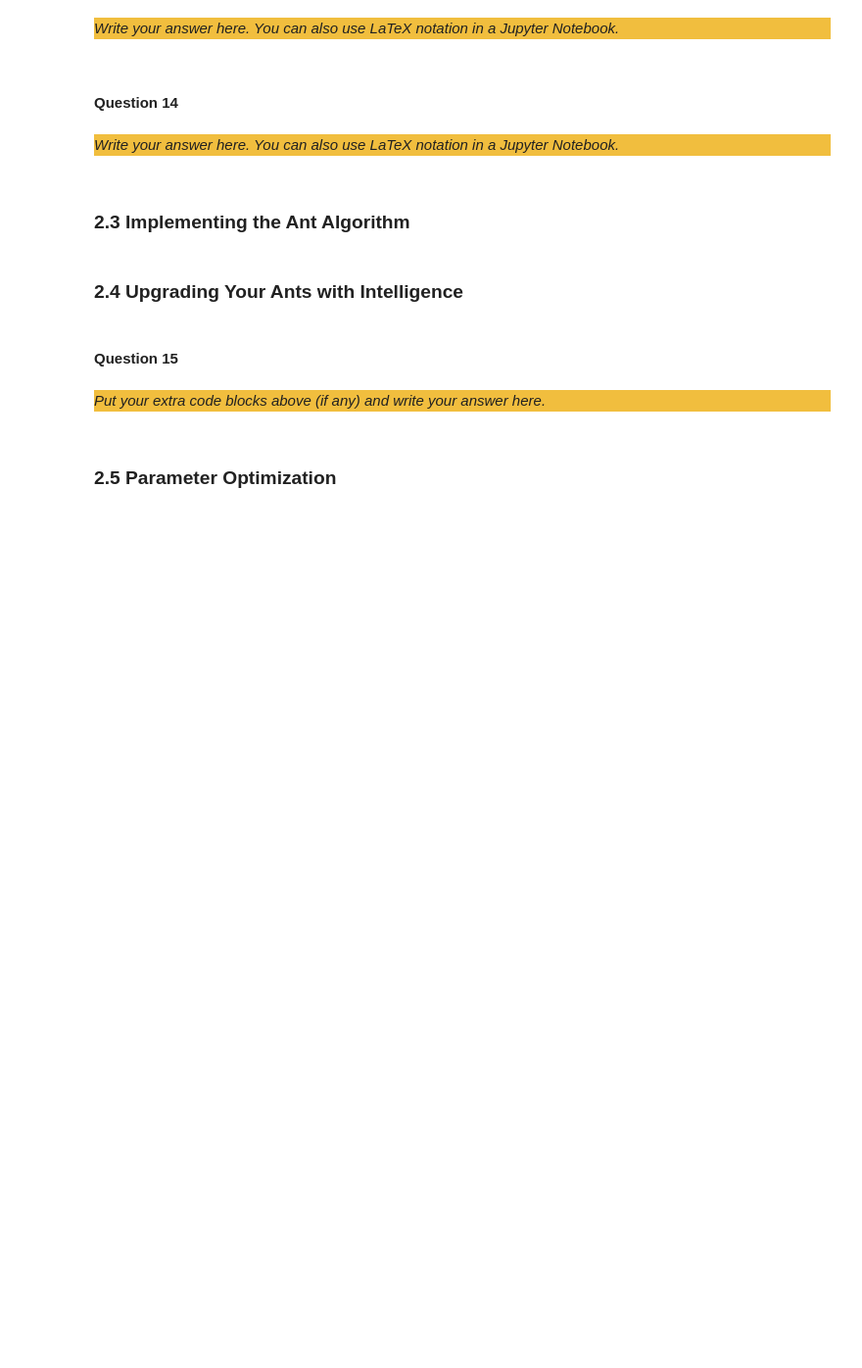
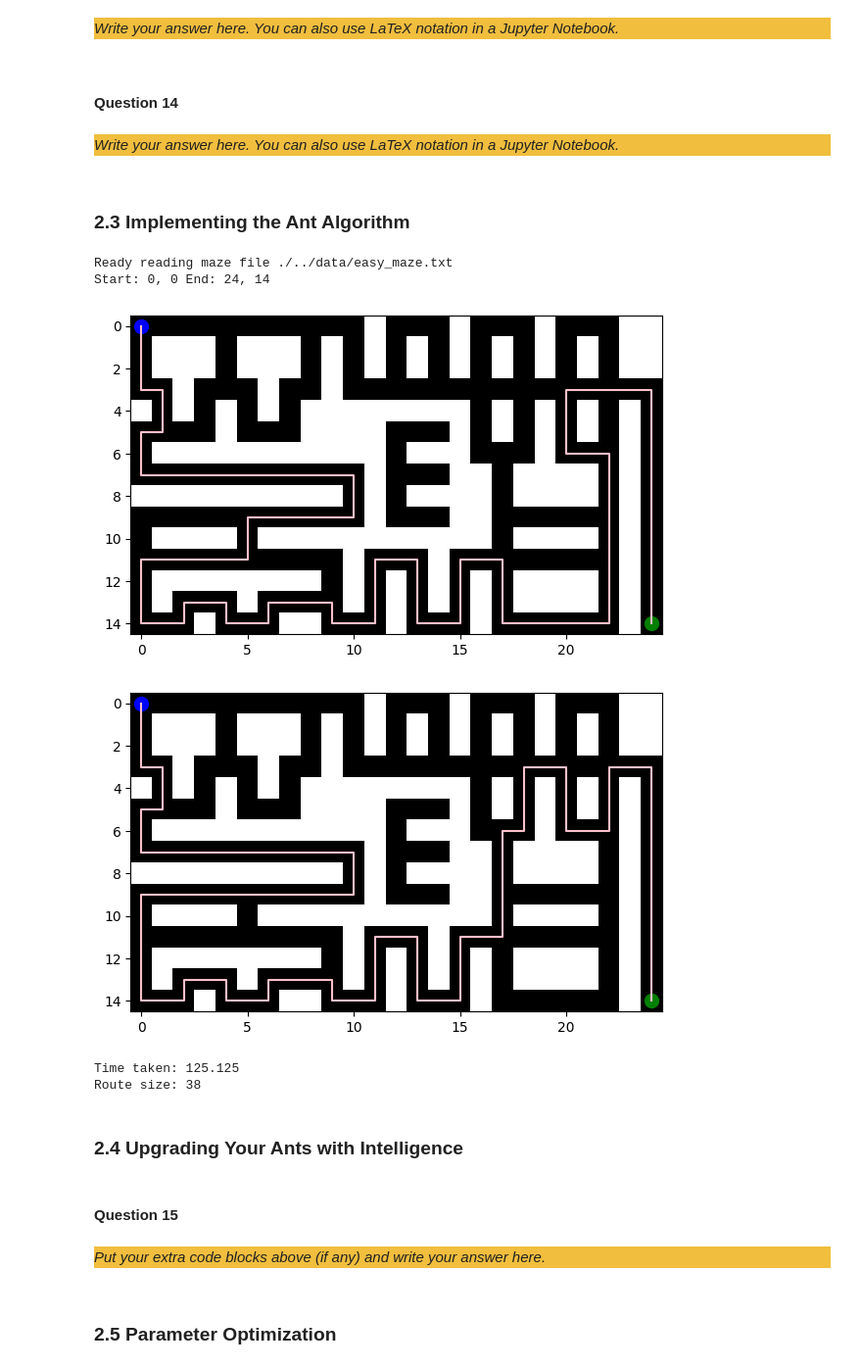
Before and after one commit to Alex-Ion14/CI_Lab_2, a Jupyter notebook: src/Main.ipynb, the cells around one changed output. Shown at 98% size. Saved outputs shown, nothing was run; the diff lists cells and outputs as text; code cells hidden in the pictures; blank space fills up the shorter version.

```diff
--- a/src/Main.ipynb
+++ b/src/Main.ipynb
@@ -448,11 +489,13 @@ class AntColonyOptimization:
     @param q: the normalization factor for the amount of dropped pheromone
     @param evaporation: the evaporation factor for the pheromones
     """
-    def __init__(self, maze, ants_per_gen, generations, q, evaporation):
+    def __init__(self, maze, ants_per_gen, generations, q, evaporation, alpha, beta):
         self.maze = maze
         self.ants_per_gen = ants_per_gen
         self.generations = generations
         self.q = q
+        self.alpha = alpha
+        self.beta = beta
         self.evaporation = evaporation
 
     """
@@ -462,29 +505,57 @@ class AntColonyOptimization:
     """
     def find_shortest_route(self, path_specification):
         self.maze.reset()
-        pass
+        shortest_route = Route(path_specification.get_start())
+        shortest_length = float("inf")
+        for g in range(self.generations):
+            routes = []
+            for a in range(self.ants_per_gen):
+                ant = StandardAnt(self.maze, path_specification, self.alpha, self.beta)
+                cur_route = ant.find_route()
+                if g == 999 and cur_route is not None:
+                    Visualizer.visualize_individual_path(maze, cur_route, spec)
+                if cur_route is not None:
+                    routes.append(cur_route)
+                    cur_length = len(cur_route.get_route())
+                    if cur_length < shortest_length:
+                        shortest_length = cur_length
+                        shortest_route = cur_route
+            # Update pheromones
+            self.maze.evaporate(self.evaporation)
+            self.maze.add_pheromone_routes(routes, self.q)
+
+        return shortest_route
 # %%
 # Please keep your parameters for the ACO easily changeable here
-ants_per_gen = 1
-no_gen = 1
+ants_per_gen = 200
+no_gen = 1200
 q = 1600
 evap = 0.1
 no_iterations = 50
 alpha = 1
 beta = 2
 
 # Construct the optimization objects
-maze = Maze.create_maze("./../data/hard_maze.txt")
-spec = PathSpecification.read_coordinates("./../data/hard_coordinates.txt")
-aco = AntColonyOptimization(maze, ants_per_gen, no_gen, q, evap)
+maze = Maze.create_maze("./../data/easy_maze.txt")
+spec = PathSpecification.read_coordinates("./../data/easy_coordinates.txt")
+path_spec_string = spec.__str__()
+print(path_spec_string)
+aco = AntColonyOptimization(maze, ants_per_gen, no_gen, q, evap, alpha, beta)
 
 start_time = int(round(time.time() * 1000))
 shortest_route = aco.find_shortest_route(spec)
 
 print("Time taken: " + str((int(round(time.time() * 1000)) - start_time) / 1000.0))
 print("Route size: " + str(shortest_route.size()))
 
-shortest_route.write_to_file("./../data/hard_solution.txt")
+shortest_route.write_to_file("./../data/easy_solution.txt")
+# %% [output]
+Ready reading maze file ./../data/easy_maze.txt
+Start: 0, 0 End: 24, 14
+[figure, added]
+[figure, added]
+Time taken: 125.125
+Route size: 38
 # %% [markdown]
 ### 2.4 Upgrading Your Ants with Intelligence
 # %% [markdown]
```
Also changed, not shown: parts of 3 cells of this notebook, 3 other files.
